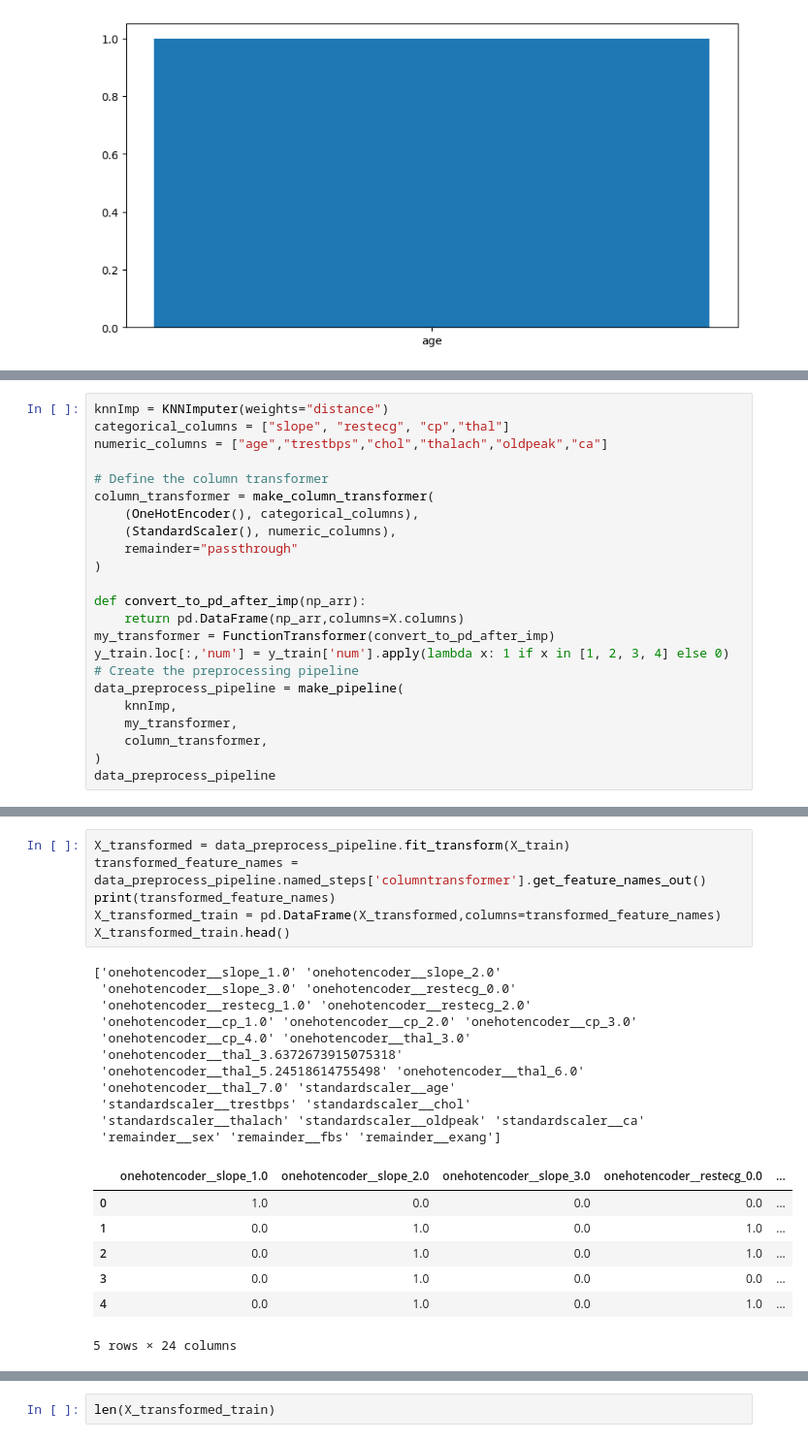
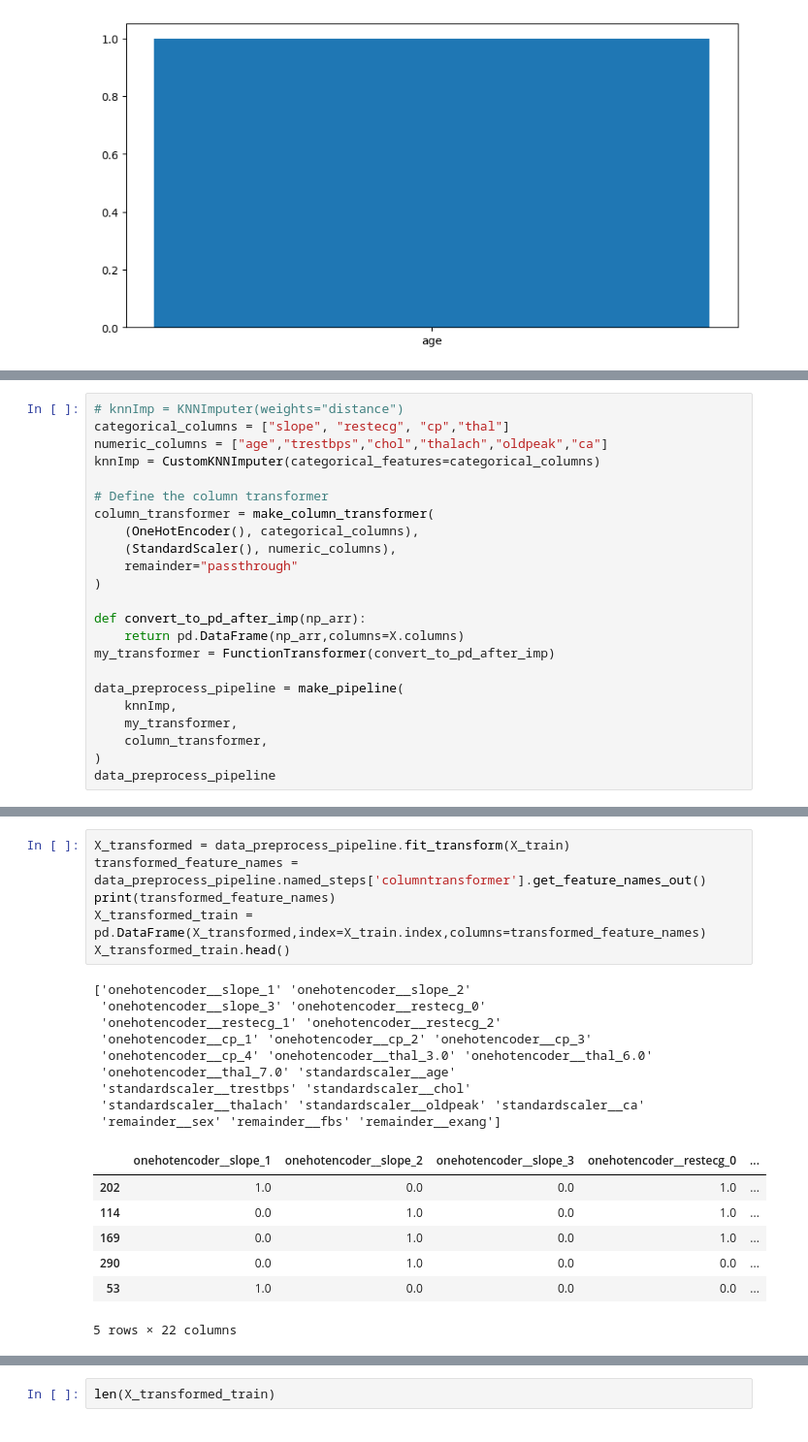
Before and after one commit to alyraafat/Machine-Learning-Applications, a Jupyter notebook: Disease Prediction from Medical Data/Heart_Disease_Prediction.ipynb, the cells around one changed output, grey strips where cells are left out. Shown at 97% size. Saved outputs shown, nothing was run; the diff lists cells and outputs as text.

```diff
--- a/Disease Prediction from Medical Data/Heart_Disease_Prediction.ipynb
+++ b/Disease Prediction from Medical Data/Heart_Disease_Prediction.ipynb
@@ -372,7 +492,8 @@ plt.bar(X_copy.columns[:len(lda.explained_variance_ratio_)],lda.explained_varian
 # %%
-knnImp = KNNImputer(weights="distance")
+# knnImp = KNNImputer(weights="distance")
 categorical_columns = ["slope", "restecg", "cp","thal"]
 numeric_columns = ["age","trestbps","chol","thalach","oldpeak","ca"]
+knnImp = CustomKNNImputer(categorical_features=categorical_columns)
 
 # Define the column transformer
 column_transformer = make_column_transformer(
@@ -384,8 +505,7 @@ column_transformer = make_column_transformer(
 def convert_to_pd_after_imp(np_arr):
     return pd.DataFrame(np_arr,columns=X.columns)
 my_transformer = FunctionTransformer(convert_to_pd_after_imp)
-y_train.loc[:,'num'] = y_train['num'].apply(lambda x: 1 if x in [1, 2, 3, 4] else 0)
-# Create the preprocessing pipeline
+
 data_preprocess_pipeline = make_pipeline(
     knnImp,
     my_transformer,
@@ -410,25 +531,23 @@ Pipeline(steps=[('knnimputer', KNNImputer(weights='distance')),
 # %%
 X_transformed = data_preprocess_pipeline.fit_transform(X_train)
 transformed_feature_names = data_preprocess_pipeline.named_steps['columntransformer'].get_feature_names_out()
 print(transformed_feature_names)
-X_transformed_train = pd.DataFrame(X_transformed,columns=transformed_feature_names)
+X_transformed_train = pd.DataFrame(X_transformed,index=X_train.index,columns=transformed_feature_names)
 X_transformed_train.head()
 # %% [output]
-['onehotencoder__slope_1.0' 'onehotencoder__slope_2.0'
- 'onehotencoder__slope_3.0' 'onehotencoder__restecg_0.0'
- 'onehotencoder__restecg_1.0' 'onehotencoder__restecg_2.0'
- 'onehotencoder__cp_1.0' 'onehotencoder__cp_2.0' 'onehotencoder__cp_3.0'
- 'onehotencoder__cp_4.0' 'onehotencoder__thal_3.0'
- 'onehotencoder__thal_3.6372673915075318'
- 'onehotencoder__thal_5.24518614755498' 'onehotencoder__thal_6.0'
+['onehotencoder__slope_1' 'onehotencoder__slope_2'
+ 'onehotencoder__slope_3' 'onehotencoder__restecg_0'
+ 'onehotencoder__restecg_1' 'onehotencoder__restecg_2'
+ 'onehotencoder__cp_1' 'onehotencoder__cp_2' 'onehotencoder__cp_3'
+ 'onehotencoder__cp_4' 'onehotencoder__thal_3.0' 'onehotencoder__thal_6.0'
  'onehotencoder__thal_7.0' 'standardscaler__age'
  'standardscaler__trestbps' 'standardscaler__chol'
  'standardscaler__thalach' 'standardscaler__oldpeak' 'standardscaler__ca'
  'remainder__sex' 'remainder__fbs' 'remainder__exang']
-|  | onehotencoder__slope_1.0 | onehotencoder__slope_2.0 | onehotencoder__slope_3.0 | onehotencoder__restecg_0.0 | ... |
-| 0 | 1.0 | 0.0 | 0.0 | 0.0 | ... |
-| 1 | 0.0 | 1.0 | 0.0 | 1.0 | ... |
-| 2 | 0.0 | 1.0 | 0.0 | 1.0 | ... |
-| 3 | 0.0 | 1.0 | 0.0 | 0.0 | ... |
-| 4 | 0.0 | 1.0 | 0.0 | 1.0 | ... |
+|  | onehotencoder__slope_1 | onehotencoder__slope_2 | onehotencoder__slope_3 | onehotencoder__restecg_0 | ... |
+| 202 | 1.0 | 0.0 | 0.0 | 1.0 | ... |
+| 114 | 0.0 | 1.0 | 0.0 | 1.0 | ... |
+| 169 | 0.0 | 1.0 | 0.0 | 1.0 | ... |
+| 290 | 0.0 | 1.0 | 0.0 | 0.0 | ... |
+| 53 | 1.0 | 0.0 | 0.0 | 0.0 | ... |
-5 rows × 24 columns
+5 rows × 22 columns
```
Also changed, not shown: parts of 52 cells of this notebook.
